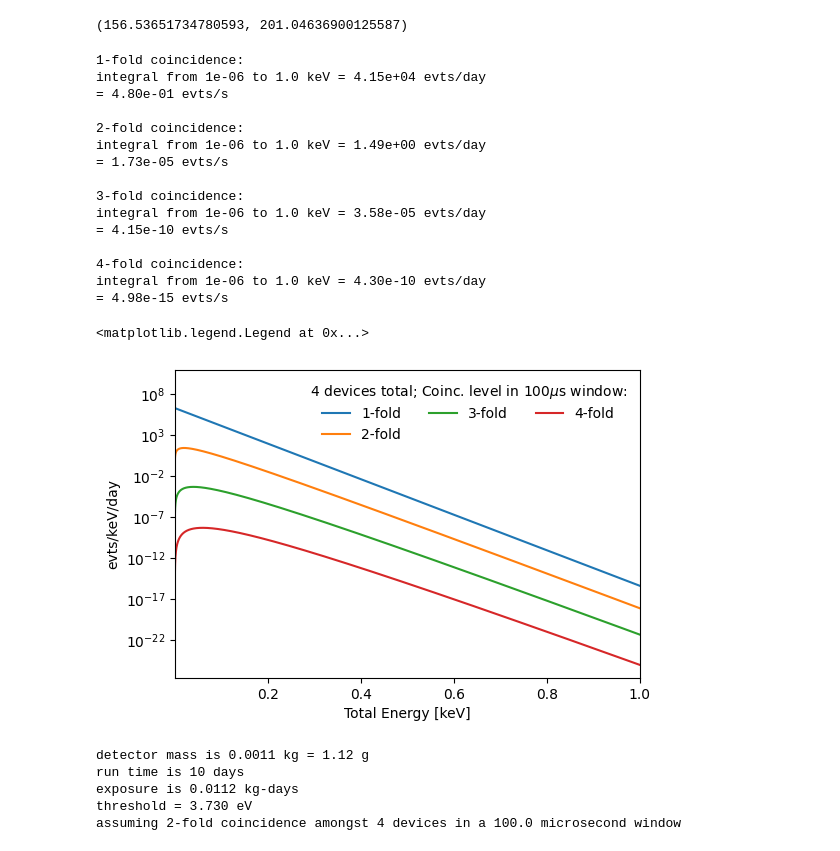
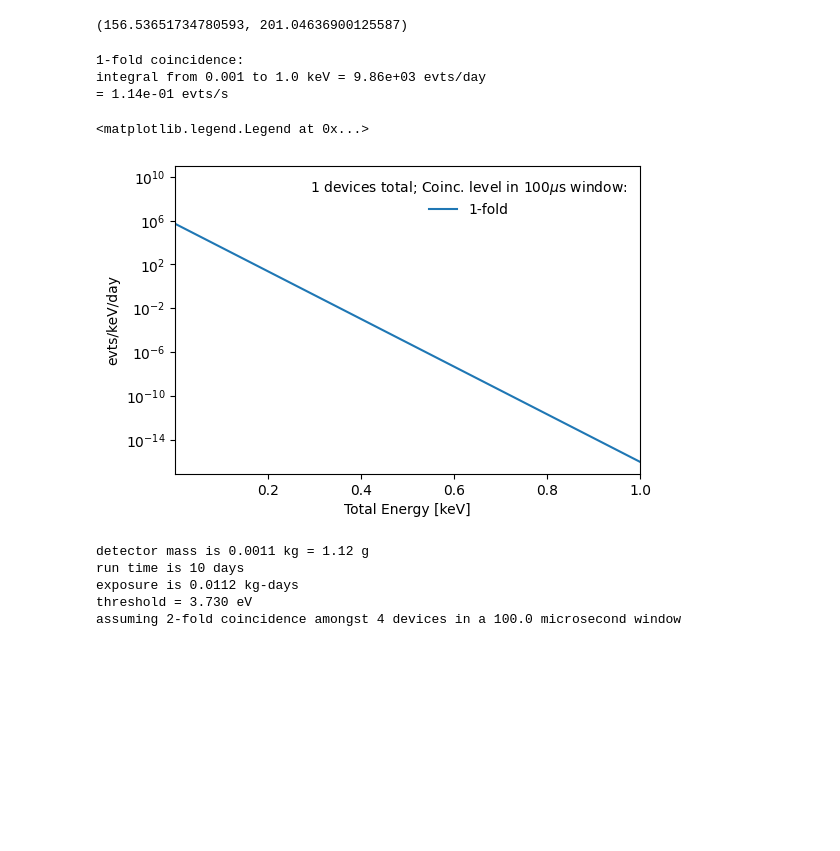
Before and after one commit to spice-herald/DarkLim, a Jupyter notebook: examples/helium.ipynb, the cells around one changed output. Cells and saved outputs as stored; diff of their text form; code cells hidden in the pictures; blank space fills up the shorter version.

```diff
--- a/examples/helium.ipynb
+++ b/examples/helium.ipynb
@@ -52,57 +52,46 @@ fig, ax = plt.subplots(1,figsize=(6,4))
 save = False
 
 #bins = np.linspace(0.0001,1,1000)
-bins = np.geomspace(1e-6,1,1000)
+bins = np.geomspace(1e-3,1,1000)
 
-n_devices = 4
-coinc = np.arange(1,5)
+n_devices = 1
+#coinc = np.arange(1,5)
+coinc = np.array([1])
 window = 100e-6# s
 for n in coinc:
 
     print('{}-fold coincidence:'.format(n))
     model = darklim.sensitivity.n_fold_lee(bins,m=n_devices,n=n,w=window)
 
     integral = np.trapz(model,x=bins)
     print('integral from {} to {} keV = {:.2e} evts/day'.format(bins[0],bins[-1],integral))
     print('= {:0.2e} evts/s'.format(integral/24/3600))
     print(' ')
 
     plt.plot(bins,model,label='{:d}-fold'.format(n))
 
     if save:
         outname = 'LEE_bkg_{:d}device_{:d}fold_{:0.0f}mus.txt'.format(n_devices,n,window/1e-6)
         tot = np.column_stack( (bins, model) )
         np.savetxt(outname,tot,fmt=['%.5e','%0.5e'] ,delimiter=' ', header='energy[keV] evts/day/keV')
 
 #lhe_mass = 0.010 # kg
 #ax.axhline(1*lhe_mass,label='1 DRU in 10g LHe'.format(n),color='black',ls='--') # 1 DRU=1 evt/keV/d/kg
 #plt.plot(bins,
 
 ax.set_ylabel('evts/keV/day')
 ax.set_xlabel('Total Energy [keV]')
 ax.set_xlim(1e-6,1)
 #ax.set_xscale('log')
 ax.set_yscale('log')
 ax.set_ylim(None,1e11)
 ax.legend(loc='upper right',frameon=False,title='{:d} devices total;'.format(n_devices)+' Coinc. level in {:0.0f}'.format(window*1e6)+r'$\mu$s window:',ncol=3)
 # %% [output]
 1-fold coincidence:
-integral from 1e-06 to 1.0 keV = 4.15e+04 evts/day
-= 4.80e-01 evts/s
-
-2-fold coincidence:
-integral from 1e-06 to 1.0 keV = 1.49e+00 evts/day
-= 1.73e-05 evts/s
-
-3-fold coincidence:
-integral from 1e-06 to 1.0 keV = 3.58e-05 evts/day
-= 4.15e-10 evts/s
-
-4-fold coincidence:
-integral from 1e-06 to 1.0 keV = 4.30e-10 evts/day
-= 4.98e-15 evts/s
+integral from 0.001 to 1.0 keV = 9.86e+03 evts/day
+= 1.14e-01 evts/s
 <matplotlib.legend.Legend at 0x...>
-[figure, old version]
+[figure, new version]
 # %%
 # Detector info setup
 
```
Also changed, not shown: 2 other files.
